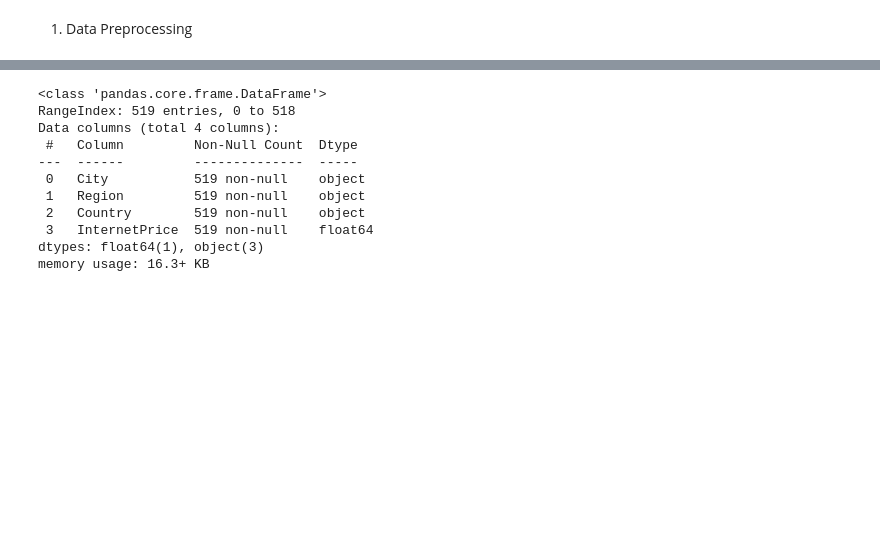
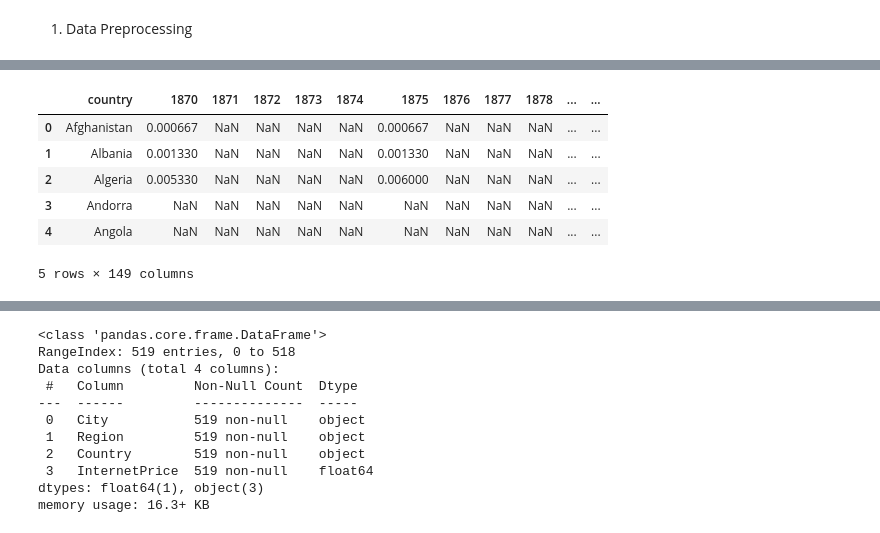
Before and after one commit to havipr/dataAnalytics, a Jupyter notebook: projects/Data/Internet_Poverty_Education.ipynb, the cells around one changed output, grey strips where cells are left out. Saved outputs shown, nothing was run; the diff lists cells and outputs as text; code cells hidden in the pictures; blank space fills up the shorter version.

```diff
--- a/projects/Internet_Poverty_Education.ipynb
+++ b/projects/Data/Internet_Poverty_Education.ipynb
@@ -28,0 +47,11 @@ for dirname, _, filenames in os.walk('/kaggle/input'):
+# %%
+# check education data
+education_src.head()
+# %% [output]
+|  | country | 1870 | 1871 | 1872 | 1873 | 1874 | 1875 | 1876 | 1877 | 1878 | ... | ... |
+| 0 | Afghanistan | 0.000667 | NaN | NaN | NaN | NaN | 0.000667 | NaN | NaN | NaN | ... | ... |
+| 1 | Albania | 0.001330 | NaN | NaN | NaN | NaN | 0.001330 | NaN | NaN | NaN | ... | ... |
+| 2 | Algeria | 0.005330 | NaN | NaN | NaN | NaN | 0.006000 | NaN | NaN | NaN | ... | ... |
+| 3 | Andorra | NaN | NaN | NaN | NaN | NaN | NaN | NaN | NaN | NaN | ... | ... |
+| 4 | Angola | NaN | NaN | NaN | NaN | NaN | NaN | NaN | NaN | NaN | ... | ... |
+5 rows × 149 columns
```
Also changed, not shown: parts of 22 cells of this notebook, 6 other files.
